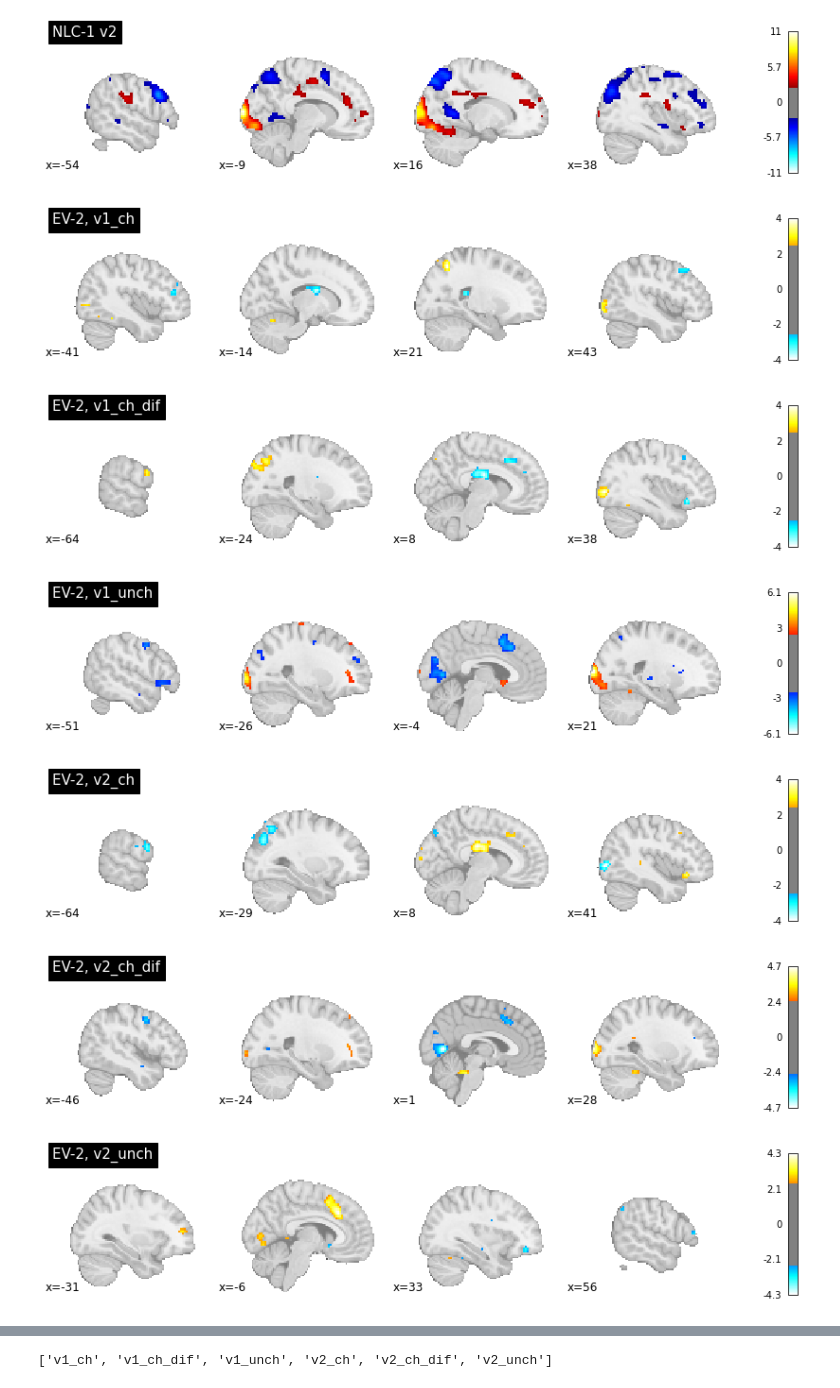
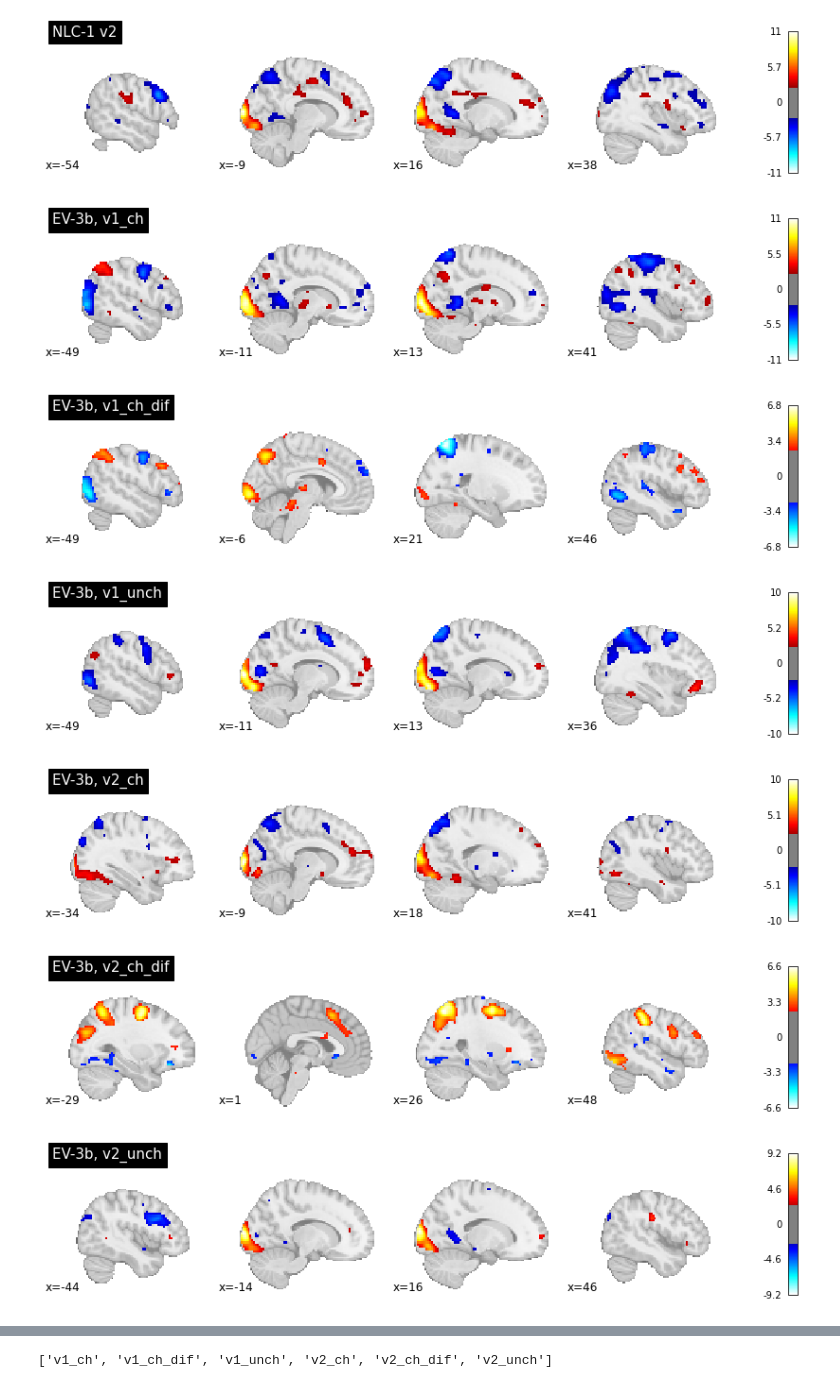
Before and after one commit to Gilles86/stress_risk, a Jupyter notebook: stress_risk/fmri_analysis/visualize/vis_2ndlevel_SPM.ipynb, the cells around one changed output, grey strips where cells are left out. Drawn from its saved outputs; the diff is of its cells as text; code cells hidden in the pictures.

Commit message:
spm model-4: risk/safe * 1st/2nd

```diff
--- a/stress_risk/fmri_analysis/visualize/vis_2ndlevel_SPM.ipynb
+++ b/stress_risk/fmri_analysis/visualize/vis_2ndlevel_SPM.ipynb
@@ -41,23 +41,23 @@ nipl.plot_stat_map(spm,threshold = 2.5,  draw_cross=False, title=f'{model}-{vers
 [figure]
 # %%
 model = 'EV'
-version = '2'
+version = '3b'
 
 model_folder = op.join(bids_folder,'derivatives', 'spm', f'{model}-{version}_con_2ndlevels')
-if model == 'EU' or model=='EV':
+if model == 'EU' or model=='EV' and version != '3b':
     cons = [f[14:] for f in listdir(model_folder)]
-elif model == 'NLC':
+else:
     cons = [f[15:] for f in listdir(model_folder)]
 
 for con in cons:
     spm= get_2ndlevel_spm(model=model, version=version, con=con, bids_folder=bids_folder)
     disp = nipl.plot_stat_map(spm,threshold = 2.5,  draw_cross=False, title=f'{model}-{version}, {con}', display_mode='x', cut_coords=4)
     out_file = op.join(bids_folder,'figures','spm_2ndlevels', f'{model}-{version}_{con}')
     disp.savefig(out_file ,dpi=199)
 # %% [output]
-[figure, old version]
+[figure, new version]
-[figure, old version]
+[figure, new version]
-[figure, old version]
+[figure, new version]
-[figure, old version]
+[figure, new version]
-[figure, old version]
+[figure, new version]
-[figure, old version]
+[figure, new version]
```
Also changed, not shown: parts of 1 cell of this notebook, 9 other files.
